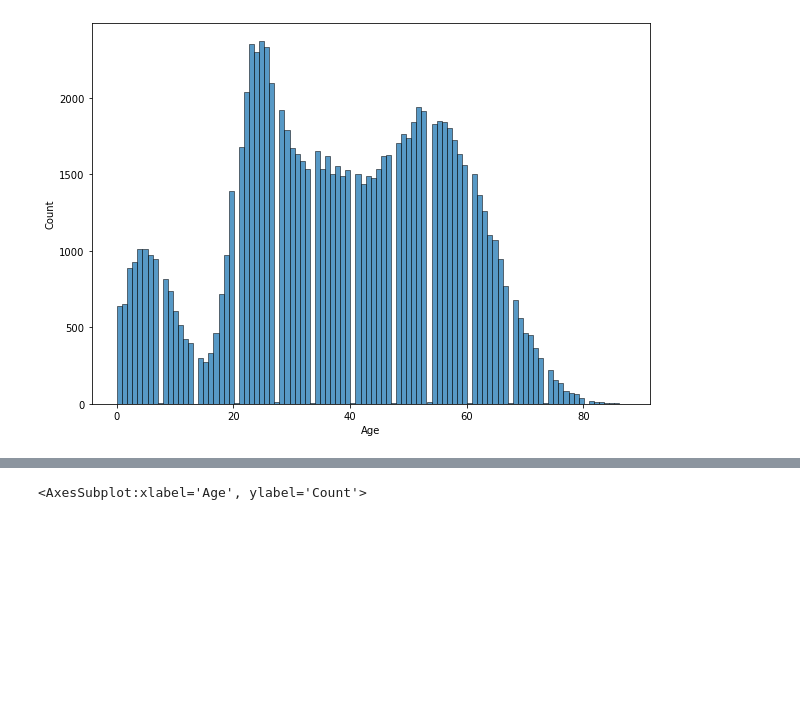
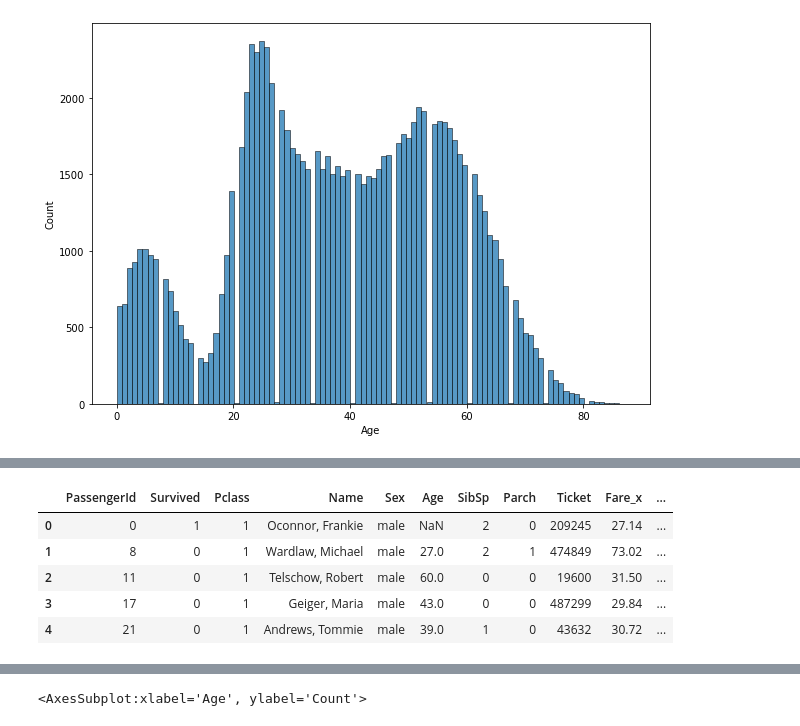
Before and after one commit to educauchy/kaggle-tab-playground-apr21, a Jupyter notebook: EDA.ipynb, the cells around one changed output, grey strips where cells are left out. Drawn from its saved outputs; the diff is of its cells as text; code cells hidden in the pictures; blank space fills up the shorter version.

```diff
--- a/EDA.ipynb
+++ b/EDA.ipynb
@@ -38,0 +86,14 @@ sns.histplot(data['Age'], bins=100)
+# %%
+impute_data = data.groupby(by=['Sex', 'Embarked', 'Pclass']).Fare.median().reset_index()
+# data.loc[data.isnull(), ['Sex', 'Embarked', 'Pclass']]
+data_ = data.merge(impute_data, on=['Sex', 'Embarked', 'Pclass'])
+data_.head()
+data_['Fare'] = np.where(data_['Fare_x'].isnull(), data_['Fare_y'], data_['Fare_x'])
+data_.head(5)
+# %% [output]
+|  | PassengerId | Survived | Pclass | Name | Sex | Age | SibSp | Parch | Ticket | Fare_x | ... |
+| 0 | 0 | 1 | 1 | Oconnor, Frankie | male | NaN | 2 | 0 | 209245 | 27.14 | ... |
+| 1 | 8 | 0 | 1 | Wardlaw, Michael | male | 27.0 | 2 | 1 | 474849 | 73.02 | ... |
+| 2 | 11 | 0 | 1 | Telschow, Robert | male | 60.0 | 0 | 0 | 19600 | 31.50 | ... |
+| 3 | 17 | 0 | 1 | Geiger, Maria | male | 43.0 | 0 | 0 | 487299 | 29.84 | ... |
+| 4 | 21 | 0 | 1 | Andrews, Tommie | male | 39.0 | 1 | 0 | 43632 | 30.72 | ... |
```
Also changed, not shown: parts of 6 cells of this notebook, 3 other files.
